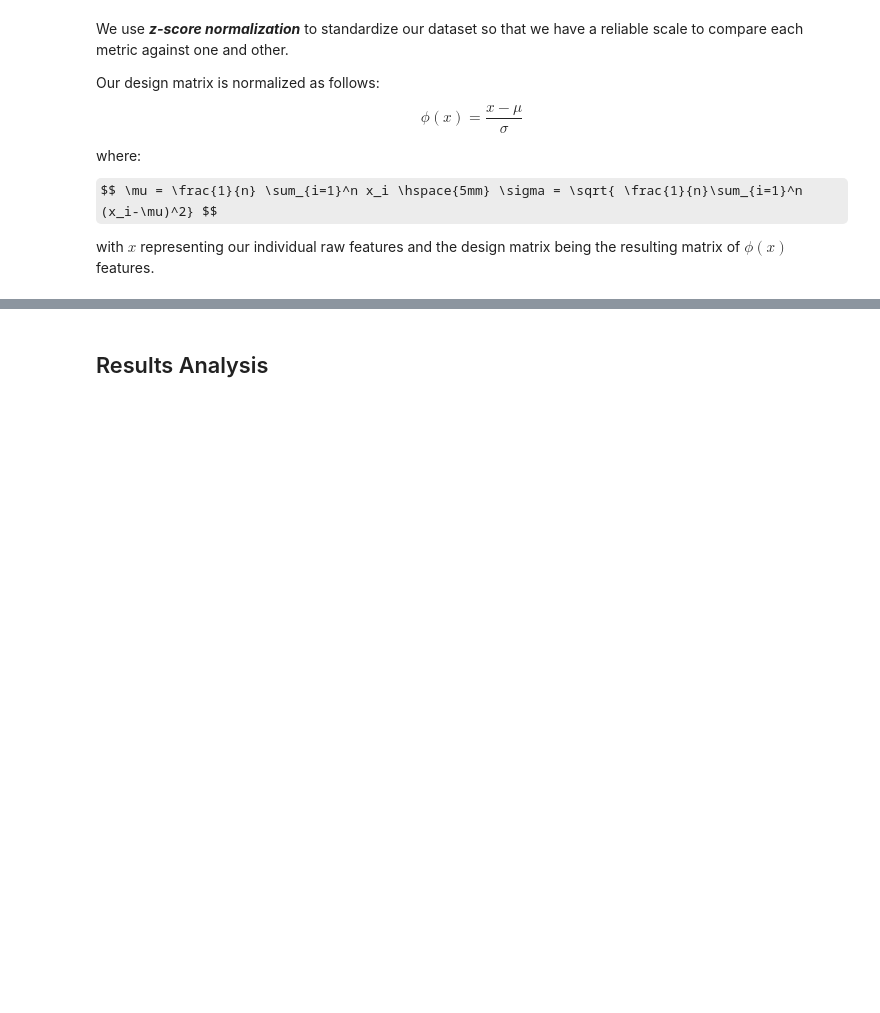
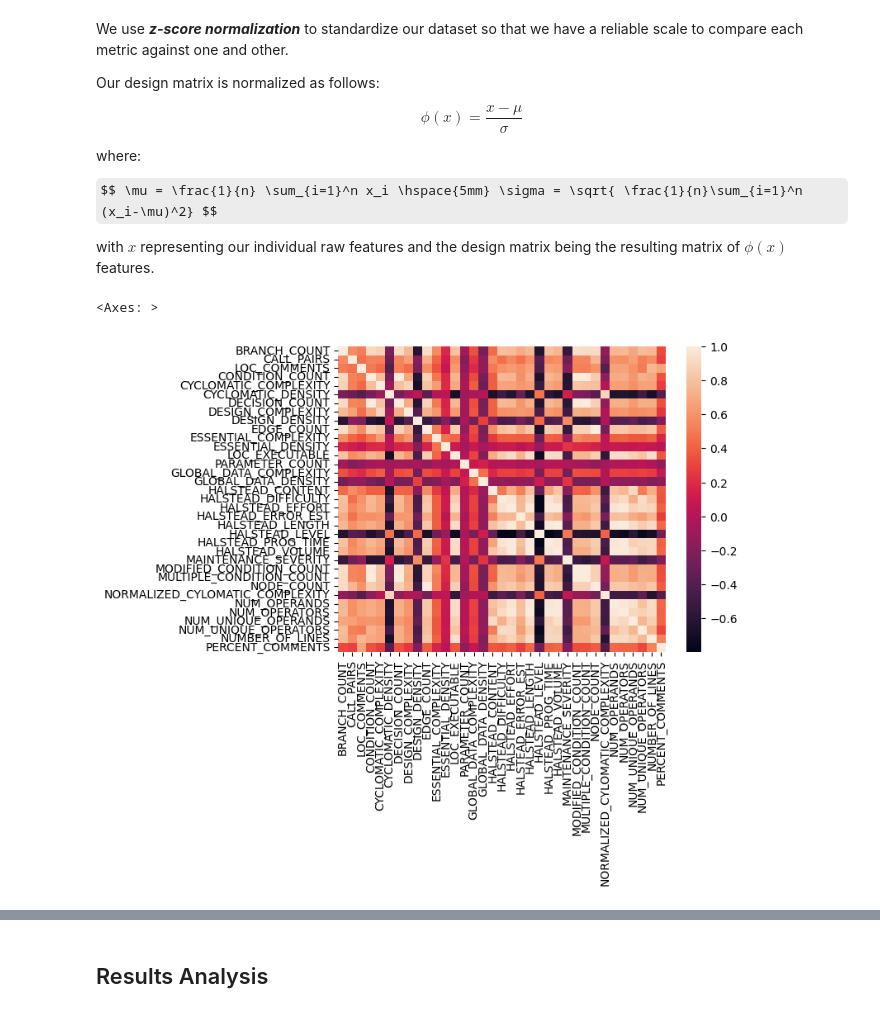
Before and after one commit to agoodyer/software-defect-prediction, a Jupyter notebook: logistic_regression_test.ipynb, the cells around one changed output, grey strips where cells are left out. Drawn from its saved outputs; the diff is of its cells as text; code cells hidden in the pictures; some formulas as TeX source; blank space fills up the shorter version.

```diff
--- a/logistic_regression_test.ipynb
+++ b/logistic_regression_test.ipynb
@@ -10,7 +19,9 @@ import numpy as np
 import pandas as pd
 import matplotlib.pyplot as plt
 
-df = pd.read_csv('dataset/dataset_csv/JM1.csv')
+import seaborn as sns
+
+df = pd.read_csv('dataset/dataset_csv/MC1.csv')
 # %% [markdown]
 ### Design Matrix and Label Construction, Standardization
 # %% [markdown]
@@ -26,15 +37,32 @@ $$ \mu = \frac{1}{n} \sum_{i=1}^n x_i \hspace{5mm} \sigma = \sqrt{ \frac{1}{n}\s
 
 with $x$ representing our individual raw features and the design matrix being the resulting matrix of $\phi(x)$ features.
 # %%
+columns_dropped = [
+    'LOC_BLANK', 'LOC_TOTAL', 'LOC_CODE_AND_COMMENT', # proxies for LOC
+    # 'DESIGN_COMPLEXITY', 'ESSENTIAL_COMPLEXITY', 'BRANCH_COUNT',
+]
+
+df = raw_features = df.drop(columns = columns_dropped)
+
 raw_features = df.iloc[:, :-1].values.astype(float)
+
+
+
+raw_features = np.log1p(raw_features) # log transform
 
 mu = np.mean(raw_features, axis=0)
 sigma = np.std(raw_features, axis=0)
 
 X = (raw_features-mu)/sigma
+y = df.iloc[:,-1].apply(lambda x: 1 if str(x) == 'Y' else 0).values
 
-# X = (raw_features - raw_features.min(axis=0)) / (raw_features.max(axis=0) - raw_features.min(axis=0))
-y = df.iloc[:,-1].apply(lambda x: 1 if str(x) == 'Y' else 0).values
+correlation_matrix = pd.DataFrame(X).corr()
+
+feature_names = df.columns[:-1]
+sns.heatmap(correlation_matrix, xticklabels=feature_names, yticklabels=feature_names)
+# %% [output]
+<Axes: >
+[figure, added]
 # %% [markdown]
 # Model
 
```
Also changed, not shown: parts of 7 cells of this notebook.
